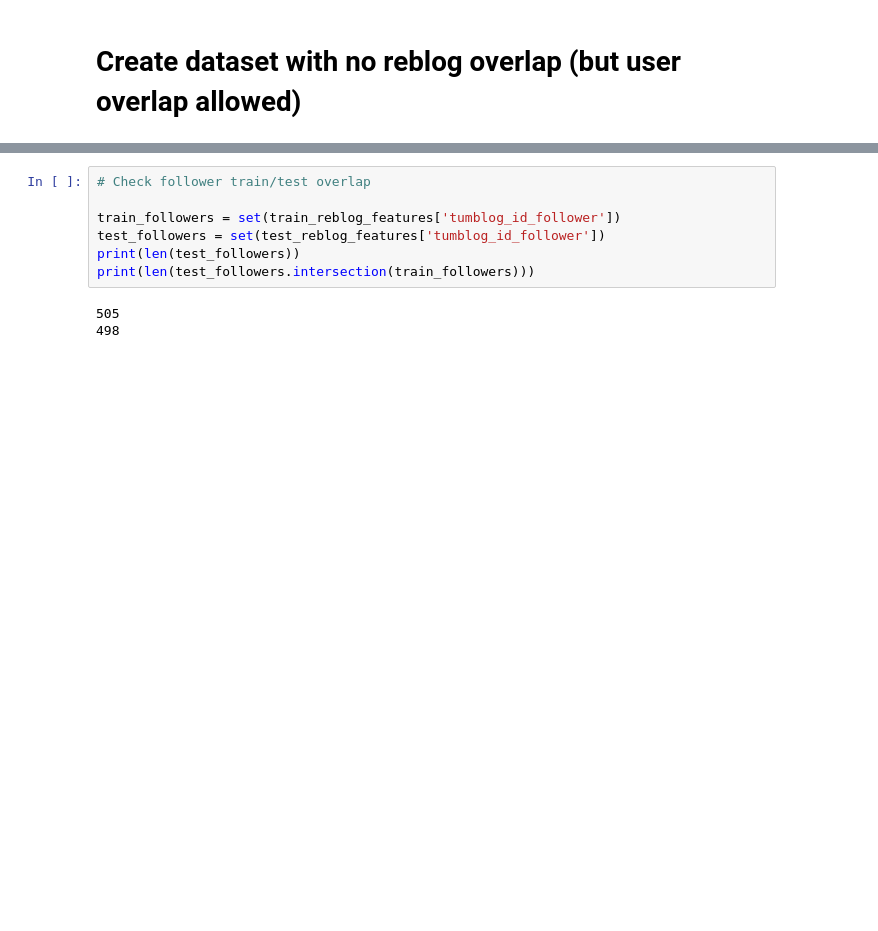
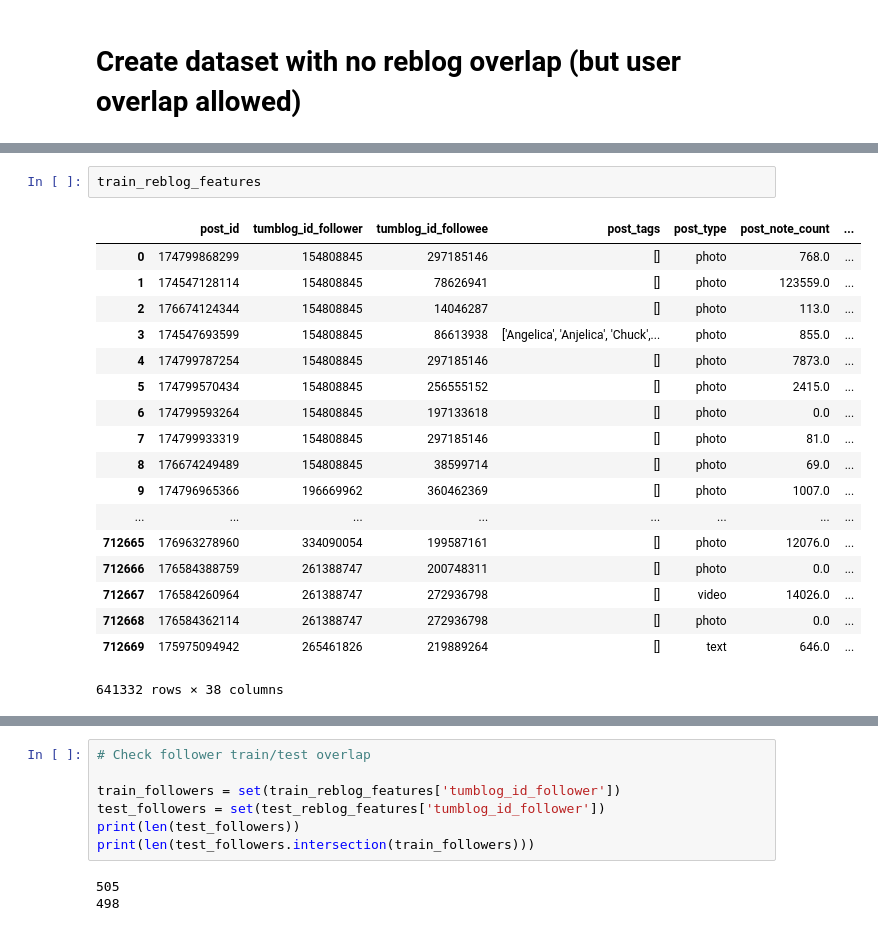
Before and after one commit to michaelmilleryoder/tumblr-scripts, a Jupyter notebook: jupyter/websci2020_data.ipynb, the cells around one changed output, grey strips where cells are left out. Cells and saved outputs as stored; diff of their text form; blank space fills up the shorter version.

```diff
--- a/jupyter/websci2020_data.ipynb
+++ b/jupyter/websci2020_data.ipynb
@@ -114,0 +627,21 @@ print(len(test_ranking_labels))
+# %%
+train_reblog_features
+# %% [output]
+|  | post_id | tumblog_id_follower | tumblog_id_followee | post_tags | post_type | post_note_count | ... |
+| 0 | 174799868299 | 154808845 | 297185146 | [] | photo | 768.0 | ... |
+| 1 | 174547128114 | 154808845 | 78626941 | [] | photo | 123559.0 | ... |
+| 2 | 176674124344 | 154808845 | 14046287 | [] | photo | 113.0 | ... |
+| 3 | 174547693599 | 154808845 | 86613938 | ['Angelica', 'Anjelica', 'Chuck',... | photo | 855.0 | ... |
+| 4 | 174799787254 | 154808845 | 297185146 | [] | photo | 7873.0 | ... |
+| 5 | 174799570434 | 154808845 | 256555152 | [] | photo | 2415.0 | ... |
+| 6 | 174799593264 | 154808845 | 197133618 | [] | photo | 0.0 | ... |
+| 7 | 174799933319 | 154808845 | 297185146 | [] | photo | 81.0 | ... |
+| 8 | 176674249489 | 154808845 | 38599714 | [] | photo | 69.0 | ... |
+| 9 | 174796965366 | 196669962 | 360462369 | [] | photo | 1007.0 | ... |
+| ... | ... | ... | ... | ... | ... | ... | ... |
+| 712665 | 176963278960 | 334090054 | 199587161 | [] | photo | 12076.0 | ... |
+| 712666 | 176584388759 | 261388747 | 200748311 | [] | photo | 0.0 | ... |
+| 712667 | 176584260964 | 261388747 | 272936798 | [] | video | 14026.0 | ... |
+| 712668 | 176584362114 | 261388747 | 272936798 | [] | photo | 0.0 | ... |
+| 712669 | 175975094942 | 265461826 | 219889264 | [] | text | 646.0 | ... |
+641332 rows × 38 columns
```
Also changed, not shown: parts of 39 cells of this notebook, 1 other file.
